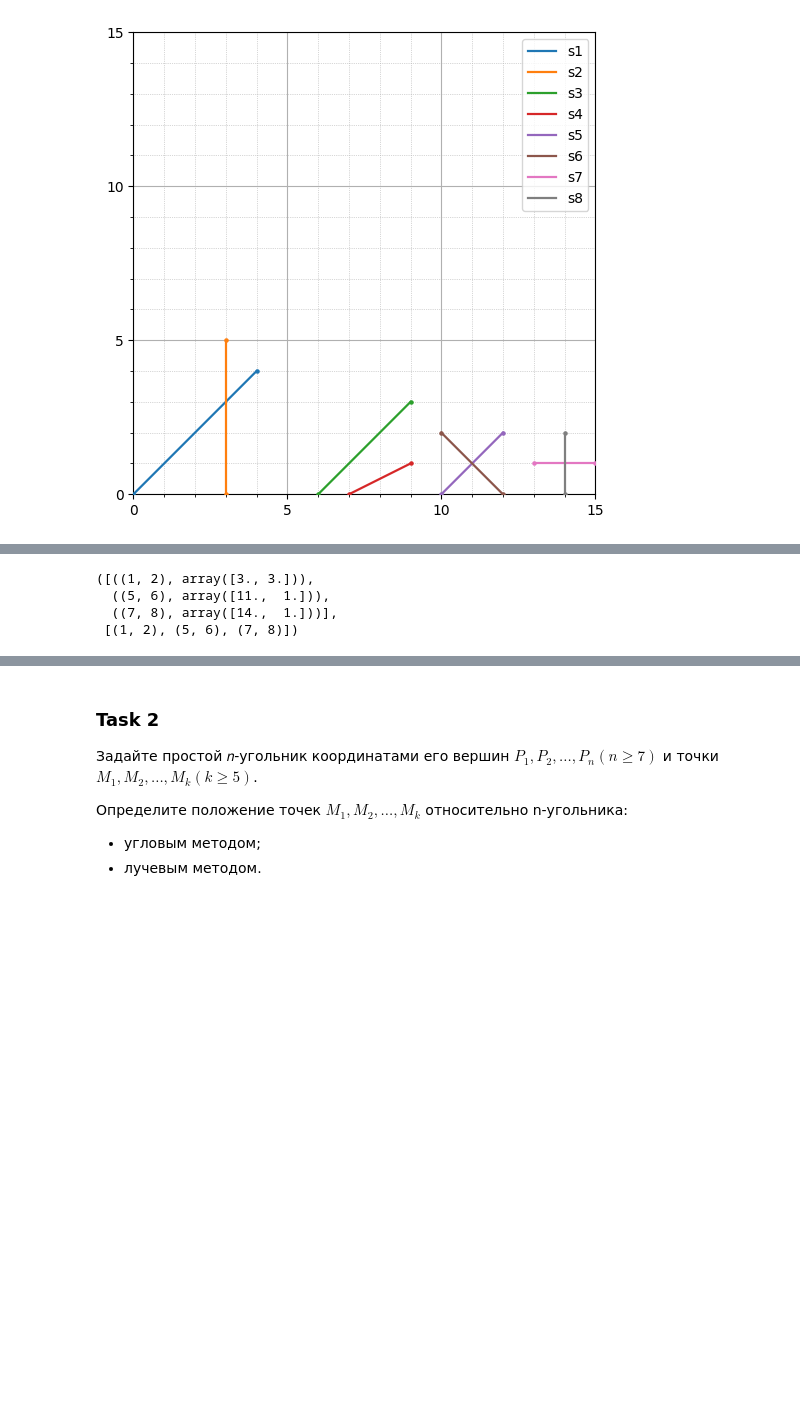
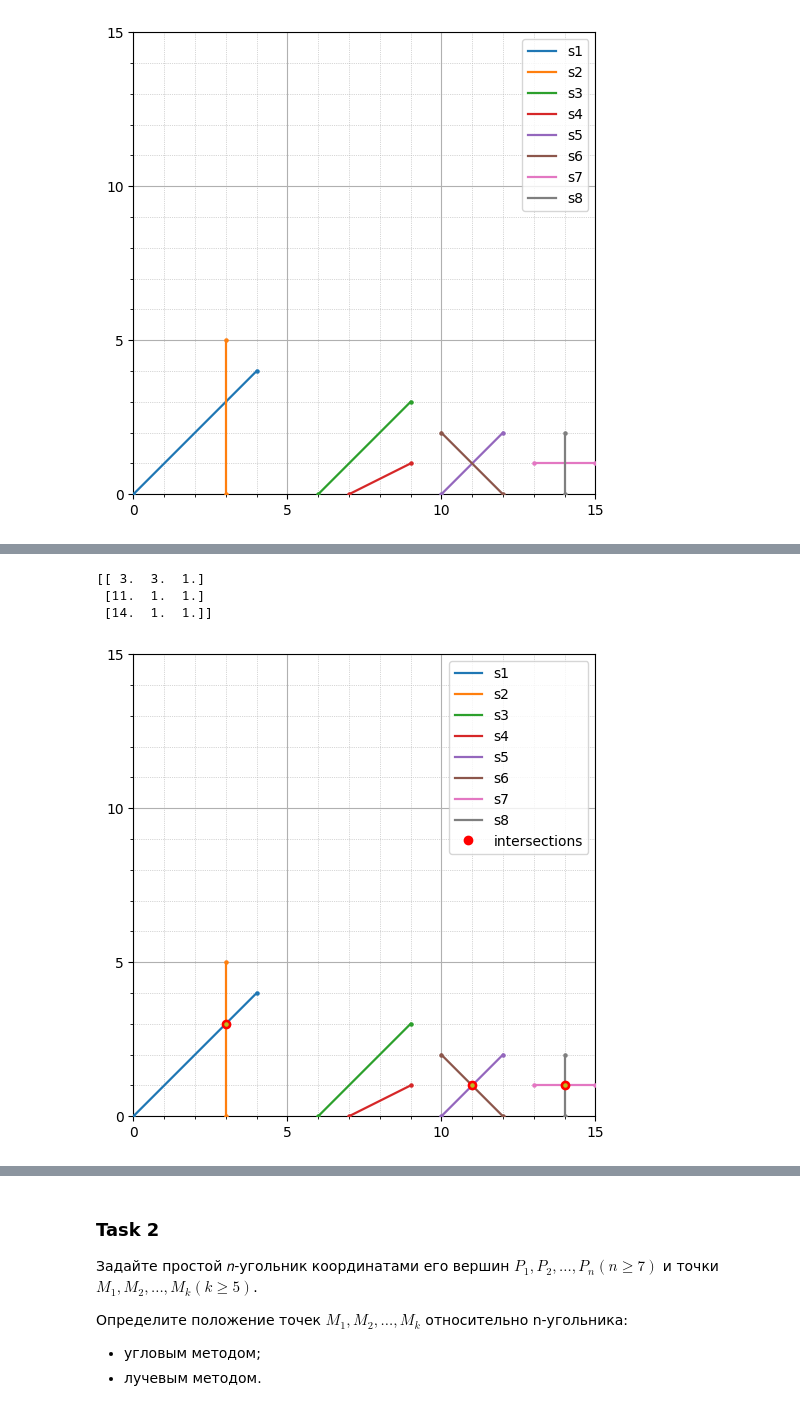
Before and after one commit to mikedegeofroy/itmo-computational-geometry, a Jupyter notebook: lab4/lab4.ipynb, the cells around one changed output, grey strips where cells are left out. Saved outputs shown, nothing was run; the diff lists cells and outputs as text; code cells hidden in the pictures; blank space fills up the shorter version.

```diff
--- a/lab4/lab4.ipynb
+++ b/lab4/lab4.ipynb
@@ -92,46 +120,55 @@ plot(*[(np.array(seg), {"label": f"s{i+1}"}) for i, seg in enumerate(segments)],
 # %%
+
 from itertools import combinations
 
-def to_cartesian(p):
-    return p[:2] / p[2]
 
 def param_intersect(seg1, seg2):
-    A, B = map(to_cartesian, seg1)
-    C, D = map(to_cartesian, seg2)
-    u = B - A
-    v = D - C
-    denom = u[0] * v[1] - u[1] * v[0]
-    if abs(denom) < 1e-10:
-        return None  # parallel or colinear
-    AC = C - A
-    t = (AC[0] * v[1] - AC[1] * v[0]) / denom
-    s = (AC[0] * u[1] - AC[1] * u[0]) / denom
-    if 0 <= t <= 1 and 0 <= s <= 1:
-        return A + t * u  # intersection point
+    A, B = seg1
+    C, D = seg2
+
+    # 1. Compute lines from pairs of points
+    line1 = np.cross(A, B)
+    line2 = np.cross(C, D)
+
+    # 2. Compute intersection point (in homogeneous coords)
+    P = np.cross(line1, line2)
+
+    if abs(P[2]) < 1e-10:
+        return None
+
+    # 4. Normalize to Cartesian for segment bounds check
+    P_cart = to_cartesian(P)
+
+    # 5. Check if point lies on both segments (bounding box method)
+    def point_on_segment(P, A, B):
+        A_cart, B_cart = to_cartesian(A), to_cartesian(B)
+        min_x, max_x = sorted([A_cart[0], B_cart[0]])
+        min_y, max_y = sorted([A_cart[1], B_cart[1]])
+        return (min_x - 1e-10 <= P[0] <= max_x + 1e-10 and
+                min_y - 1e-10 <= P[1] <= max_y + 1e-10)
+
+    if point_on_segment(P_cart, A, B) and point_on_segment(P_cart, C, D):
+        return P_cart
+
     return None
 
-def ccw(A, B, C):
-    return (C[1] - A[1]) * (B[0] - A[0]) > (B[1] - A[1]) * (C[0] - A[0])
-
-def cross_intersect(seg1, seg2):
-    A, B = map(to_cartesian, seg1)
-    C, D = map(to_cartesian, seg2)
-    return ccw(A, C, D) != ccw(B, C, D) and ccw(A, B, C) != ccw(A, B, D)
-
 param_results = []
-cross_results = []
 
 for i, j in combinations(range(len(segments)), 2):
     p = param_intersect(segments[i], segments[j])
-    cross = cross_intersect(segments[i], segments[j])
     if p is not None:
         param_results.append(((i + 1, j + 1), p))
-    if cross:
-        cross_results.append((i + 1, j + 1))
 
-param_results, cross_results
+segment_lines = [(np.vstack([a, b]), {"label": f"s{i+1}"}) for i, (a, b) in enumerate(segments)]
+points = np.array([np.append(p, 1) for _, p in param_results])
+
+print(points)
+
+plot(*segment_lines,
+     (points, {"color": "red", "label": "intersections", "marker": "o", "linestyle": "None"}),
+     from_origin=True, close=False, show_legend=True)
 # %% [output]
-([((1, 2), array([3., 3.])),
-  ((5, 6), array([11.,  1.])),
-  ((7, 8), array([14.,  1.]))],
- [(1, 2), (5, 6), (7, 8)])
+[[ 3.  3.  1.]
+ [11.  1.  1.]
+ [14.  1.  1.]]
+[figure, added]
```
Also changed, not shown: parts of 7 cells of this notebook, 2 other files.
